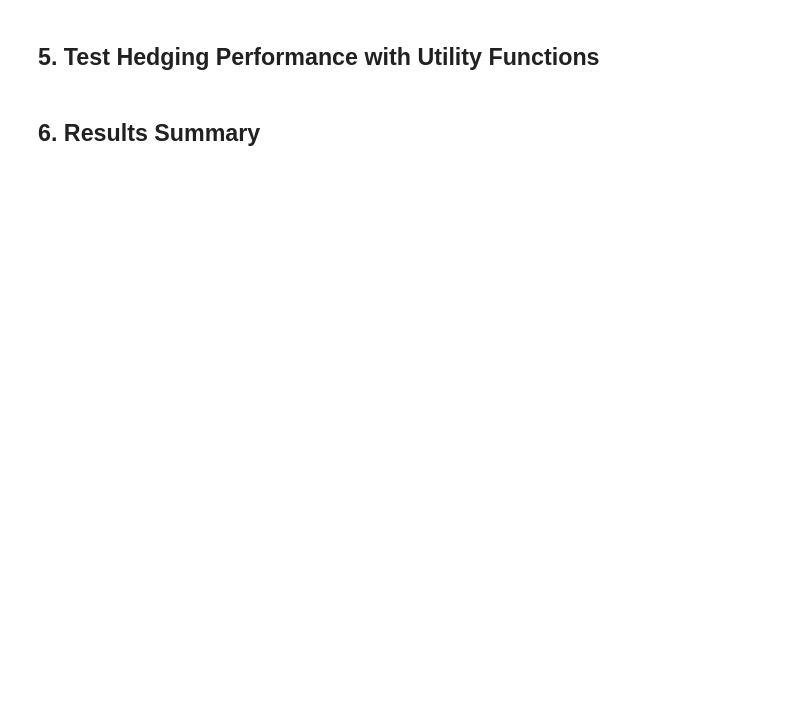
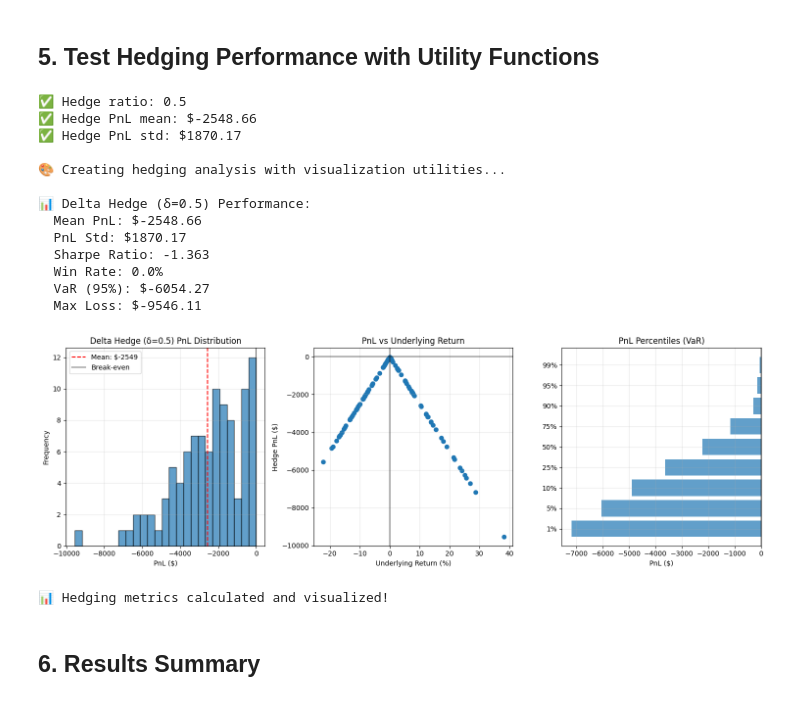
Before and after one commit to pfnet-research/pfhedge, a Jupyter notebook: crypto/examples/quick_test.ipynb, the cells around one changed output. Saved outputs shown, nothing was run; the diff lists cells and outputs as text; code cells hidden in the pictures; blank space fills up the shorter version.

```diff
--- a/crypto/examples/quick_test.ipynb
+++ b/crypto/examples/quick_test.ipynb
@@ -196,36 +237,52 @@ print(f"📊 Option metrics saved for baseline comparison")
 # %%
 # Test naive hedging strategy
 hedge_ratio = config['hedge_ratio']
-initial_prices = btc.spot[:, 0]
+initial_prices = btc.spot[:, 0].numpy()  # Convert to numpy
 hedge_pnl = hedge_ratio * (final_prices - initial_prices) - call_payoff.numpy()
 
 print(f"✅ Hedge ratio: {hedge_ratio}")
 print(f"✅ Hedge PnL mean: ${hedge_pnl.mean():.2f}")
 print(f"✅ Hedge PnL std: ${hedge_pnl.std():.2f}")
 
 # Calculate underlying returns for hedging analysis
 underlying_returns = (final_prices - initial_prices) / initial_prices
 
 # Use our hedging performance visualization utility
 print(f"\n🎨 Creating hedging analysis with visualization utilities...")
 fig3 = plot_hedging_performance(
     torch.tensor(hedge_pnl),
     torch.tensor(underlying_returns),
     hedge_name=f"Delta Hedge (δ={hedge_ratio})",
     title=f"Hedge Performance Analysis - {config['time_horizon_days']} Days"
 )
 plt.show()
 
 # Store hedging metrics
 hedge_metrics = {
     'hedge_ratio': hedge_ratio,
     'pnl_mean': hedge_pnl.mean(),
     'pnl_std': hedge_pnl.std(),
     'win_rate': (hedge_pnl > 0).mean(),
     'sharpe': hedge_pnl.mean() / hedge_pnl.std() if hedge_pnl.std() > 0 else 0
 }
 
 print(f"📊 Hedging metrics calculated and visualized!")
+# %% [output]
+✅ Hedge ratio: 0.5
+✅ Hedge PnL mean: $-2548.66
+✅ Hedge PnL std: $1870.17
+
+🎨 Creating hedging analysis with visualization utilities...
+
+📊 Delta Hedge (δ=0.5) Performance:
+  Mean PnL: $-2548.66
+  PnL Std: $1870.17
+  Sharpe Ratio: -1.363
+  Win Rate: 0.0%
+  VaR (95%): $-6054.27
+  Max Loss: $-9546.11
+[figure, added]
+📊 Hedging metrics calculated and visualized!
 # %% [markdown]
 ## 6. Results Summary
 # %%
```
Also changed, not shown: parts of 8 cells of this notebook.
